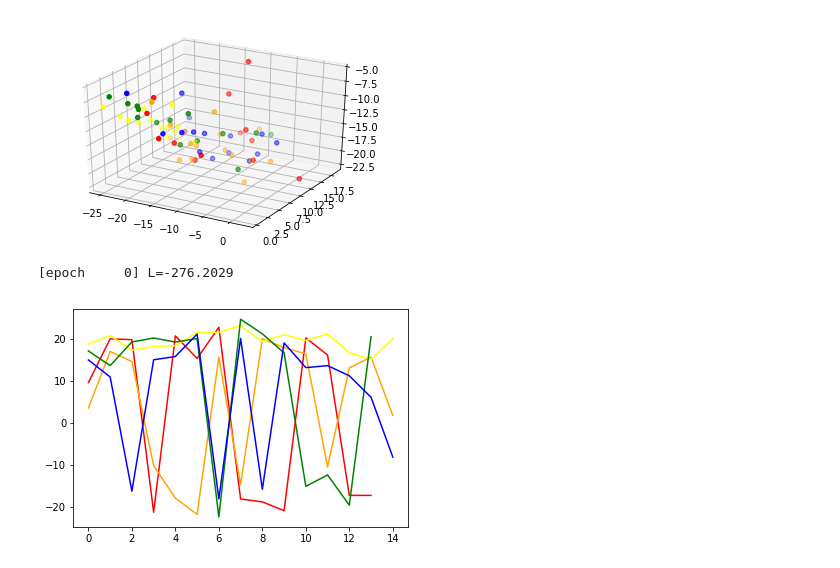
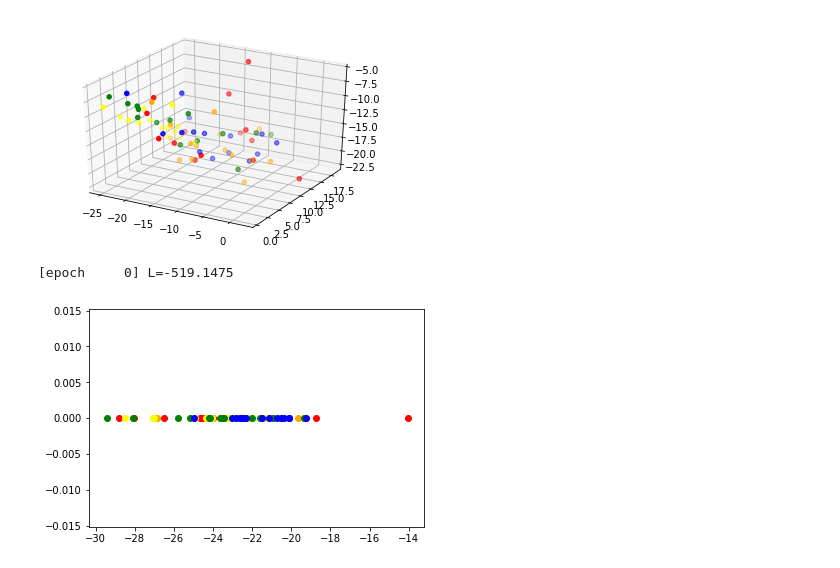
Before and after one commit to sean-lamont/honours, a Jupyter notebook: Code/coda-pca-orig/coda/codes/CoDA-PCA-Regression-Test-Bee-Data.ipynb, the cells around one changed output. Cells and saved outputs as stored; diff of their text form; code cells hidden in the pictures.

Commit message:
Add 3D and 1D PCA plots

```diff
--- a/Code/coda-pca-orig/coda/codes/CoDA-PCA-Regression-Test-Bee-Data.ipynb
+++ b/Code/coda-pca-orig/coda/codes/CoDA-PCA-Regression-Test-Bee-Data.ipynb
@@ -257,15 +257,17 @@ ax.scatter(xs = test[apiary_e][:,0], ys = test[apiary_e][:,1],zs = test[apiary_e
 # %%
 pca = CodaPCA.CodaPCA(1,lrate=1e-3,nn_shape=[100,100], alg=CodaPCA.Alg.CODAPCA)
 pca.fit(bee_features)
 test = pca.transform(bee_features)
 
-plt.scatter(test[apiary_a],c ="red")
-plt.scatter(test[apiary_b], c ="orange")
-plt.scatter(test[apiary_c],  c ="yellow")
-plt.plot(test[apiary_d],  c ="green")
-plt.plot(test[apiary_e],  c ="blue")
+
+y = np.zeros(len(test[apiary_a]))
+plt.scatter(test[apiary_a], y = np.zeros(len(test[apiary_a])), c ="red")
+plt.scatter(test[apiary_b], y = np.zeros(len(test[apiary_b])),c ="orange")
+plt.scatter(test[apiary_c],  y = np.zeros(len(test[apiary_c])),c ="yellow")
+plt.scatter(test[apiary_d],  y = np.zeros(len(test[apiary_d])),c ="green")
+plt.scatter(test[apiary_e], y = np.zeros(len(test[apiary_e])), c ="blue")
 
 plt.show()
 # %% [output]
-[epoch     0] L=-276.2029
+[epoch     0] L=-519.1475
-[figure, old version]
+[figure, new version]
```
Also changed, not shown: 1 other file.
